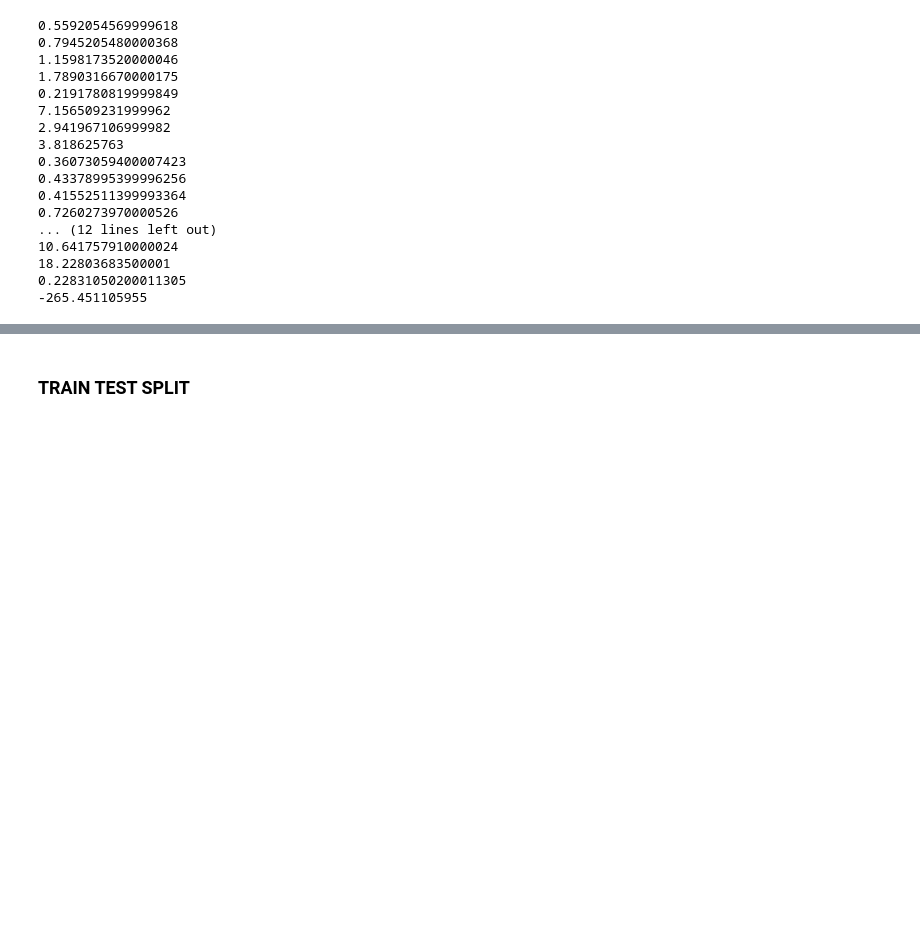
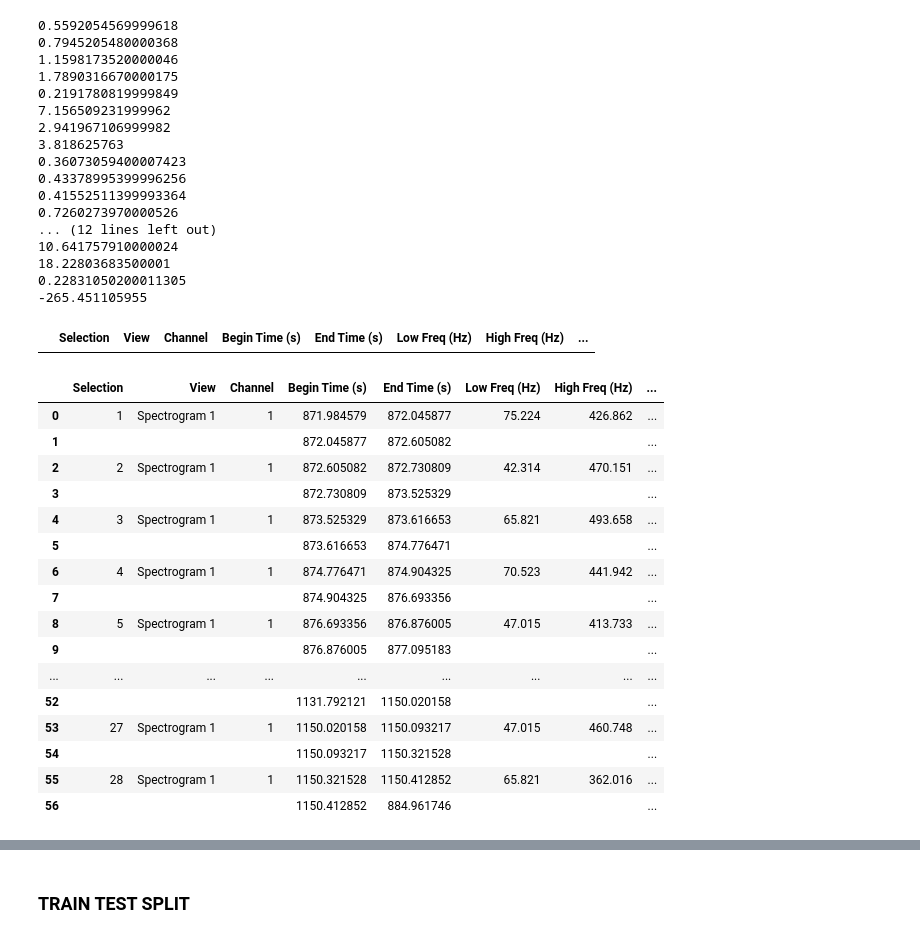
Before and after one commit to mickalleny2k/ML-Project2, a Jupyter notebook: Spectrogram.ipynb, the cells around one changed output, grey strips where cells are left out. Saved outputs shown, nothing was run; the diff lists cells and outputs as text; code cells hidden in the pictures; blank space fills up the shorter version.

```diff
--- a/Spectrogram.ipynb
+++ b/Spectrogram.ipynb
@@ -289,3 +289,8 @@ for index, row in df.iterrows():
 18.22803683500001
 0.22831050200011305
 -265.451105955
+# %%
+row_df = pd.DataFrame(columns=df.columns)
+row_df
+# %% [output]
+|  | Selection | View | Channel | Begin Time (s) | End Time (s) | Low Freq (Hz) | High Freq (Hz) | ... |
@@ -291,0 +344,23 @@ for index, row in df.iterrows():
+# %%
+df = pd.concat([df, row_df], ignore_index=True)
+df = df.sort_values(by=['Begin Time (s)'])
+df = df.reset_index(drop = True)
+df
+# %% [output]
+|  | Selection | View | Channel | Begin Time (s) | End Time (s) | Low Freq (Hz) | High Freq (Hz) | ... |
+| 0 | 1 | Spectrogram 1 | 1 | 871.984579 | 872.045877 | 75.224 | 426.862 | ... |
+| 1 |  |  |  | 872.045877 | 872.605082 |  |  | ... |
+| 2 | 2 | Spectrogram 1 | 1 | 872.605082 | 872.730809 | 42.314 | 470.151 | ... |
+| 3 |  |  |  | 872.730809 | 873.525329 |  |  | ... |
+| 4 | 3 | Spectrogram 1 | 1 | 873.525329 | 873.616653 | 65.821 | 493.658 | ... |
+| 5 |  |  |  | 873.616653 | 874.776471 |  |  | ... |
+| 6 | 4 | Spectrogram 1 | 1 | 874.776471 | 874.904325 | 70.523 | 441.942 | ... |
+| 7 |  |  |  | 874.904325 | 876.693356 |  |  | ... |
+| 8 | 5 | Spectrogram 1 | 1 | 876.693356 | 876.876005 | 47.015 | 413.733 | ... |
+| 9 |  |  |  | 876.876005 | 877.095183 |  |  | ... |
+| ... | ... | ... | ... | ... | ... | ... | ... | ... |
+| 52 |  |  |  | 1131.792121 | 1150.020158 |  |  | ... |
+| 53 | 27 | Spectrogram 1 | 1 | 1150.020158 | 1150.093217 | 47.015 | 460.748 | ... |
+| 54 |  |  |  | 1150.093217 | 1150.321528 |  |  | ... |
+| 55 | 28 | Spectrogram 1 | 1 | 1150.321528 | 1150.412852 | 65.821 | 362.016 | ... |
+| 56 |  |  |  | 1150.412852 | 884.961746 |  |  | ... |
```
Also changed, not shown: parts of 3 cells of this notebook.
